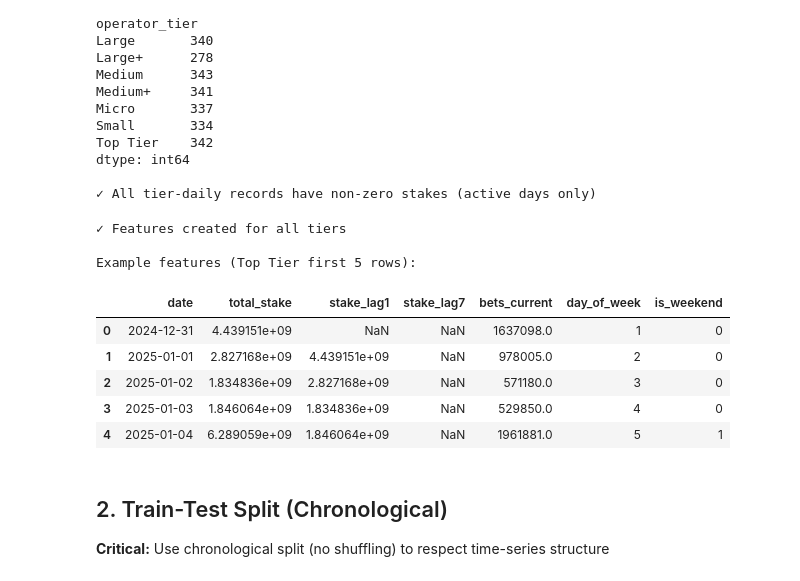
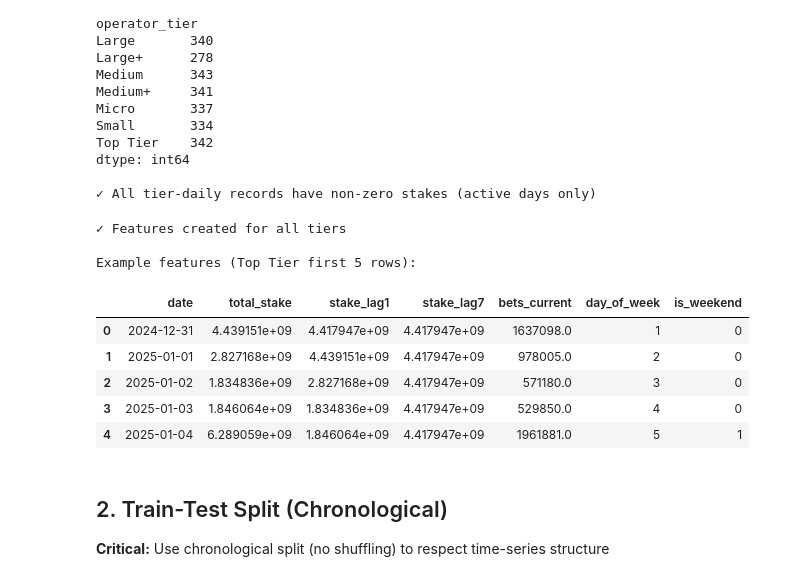
Before and after one commit to TAUFEEQ1/gaming-analytics, a Jupyter notebook: lgrb-preliminaries/stake_forecasting_models.ipynb, the cells around one changed output. Drawn from its saved outputs; the diff is of its cells as text; code cells hidden in the pictures.

```diff
--- a/lgrb-preliminaries/stake_forecasting_models.ipynb
+++ b/lgrb-preliminaries/stake_forecasting_models.ipynb
@@ -159,9 +189,13 @@ dtype: int64
 ✓ All tier-daily records have non-zero stakes (active days only)
 # %%
 # Feature engineering function
-def create_ts_features(tier_data):
+def create_ts_features(tier_data, fill_initial_nans=True):
     """
     Create time-series features for stake prediction.
+
+    Args:
+        tier_data: DataFrame with tier-daily data
+        fill_initial_nans: If True, fill initial NaN values from lag features with available data mean
     """
     df_feat = tier_data.copy()
     df_feat = df_feat.sort_values('date').reset_index(drop=True)
@@ -179,42 +213,55 @@ def create_ts_features(tier_data):
     df_feat['bets_current'] = df_feat['total_bets']
     df_feat['bets_lag1'] = df_feat['total_bets'].shift(1)
     df_feat['bets_ma7'] = df_feat['total_bets'].shift(1).rolling(window=7, min_periods=1).mean()
+
+    # Fill initial NaN values to avoid losing early data
+    if fill_initial_nans:
+        # For lag features, use the first available value or mean of first 30 days
+        for col in ['stake_lag1', 'stake_lag7', 'stake_lag14', 'bets_lag1', 'bets_ma7']:
+            if col in df_feat.columns and df_feat[col].isna().any():
+                # Use mean of first 30 non-null values as fill value
+                fill_value = df_feat[col].dropna().head(30).mean()
+                df_feat[col] = df_feat[col].fillna(fill_value)
+
+        # For stake_ma7 and stake_std7, use forward fill then backward fill
+        df_feat['stake_ma7'] = df_feat['stake_ma7'].fillna(method='bfill')
+        df_feat['stake_std7'] = df_feat['stake_std7'].fillna(0)  # Std is 0 when we don't have enough data
 
     # Temporal features
     df_feat['day_of_week'] = pd.to_datetime(df_feat['date']).dt.dayofweek
     df_feat['is_weekend'] = (df_feat['day_of_week'] >= 5).astype(int)
     df_feat['month'] = pd.to_datetime(df_feat['date']).dt.month
 
     # Change features
     df_feat['stake_pct_change'] = df_feat['total_stake'].pct_change()
     df_feat['bets_pct_change'] = df_feat['total_bets'].pct_change()
 
     return df_feat
 
 # Create features for each tier
 tier_features = {}
 tiers = sorted(tier_daily['operator_tier'].unique())
 
 for tier in tiers:
     tier_data = tier_daily[tier_daily['operator_tier'] == tier].copy()
     tier_features[tier] = create_ts_features(tier_data)
 
 print("\n✓ Features created for all tiers")
 print(f"\nExample features (Top Tier first 5 rows):")
 display(tier_features['Top Tier'][[
     'date', 'total_stake', 'stake_lag1', 'stake_lag7', 'bets_current',
     'day_of_week', 'is_weekend'
 ]].head())
 # %% [output]
 ✓ Features created for all tiers
 
 Example features (Top Tier first 5 rows):
 |  | date | total_stake | stake_lag1 | stake_lag7 | bets_current | day_of_week | is_weekend |
-| 0 | 2024-12-31 | 4.439151e+09 | NaN | NaN | 1637098.0 | 1 | 0 |
-| 1 | 2025-01-01 | 2.827168e+09 | 4.439151e+09 | NaN | 978005.0 | 2 | 0 |
-| 2 | 2025-01-02 | 1.834836e+09 | 2.827168e+09 | NaN | 571180.0 | 3 | 0 |
-| 3 | 2025-01-03 | 1.846064e+09 | 1.834836e+09 | NaN | 529850.0 | 4 | 0 |
-| 4 | 2025-01-04 | 6.289059e+09 | 1.846064e+09 | NaN | 1961881.0 | 5 | 1 |
+| 0 | 2024-12-31 | 4.439151e+09 | 4.417947e+09 | 4.417947e+09 | 1637098.0 | 1 | 0 |
+| 1 | 2025-01-01 | 2.827168e+09 | 4.439151e+09 | 4.417947e+09 | 978005.0 | 2 | 0 |
+| 2 | 2025-01-02 | 1.834836e+09 | 2.827168e+09 | 4.417947e+09 | 571180.0 | 3 | 0 |
+| 3 | 2025-01-03 | 1.846064e+09 | 1.834836e+09 | 4.417947e+09 | 529850.0 | 4 | 0 |
+| 4 | 2025-01-04 | 6.289059e+09 | 1.846064e+09 | 4.417947e+09 | 1961881.0 | 5 | 1 |
 # %% [markdown]
 ## 2. Train-Test Split (Chronological)
 
```
Also changed, not shown: parts of 7 cells of this notebook, 9 other files.
